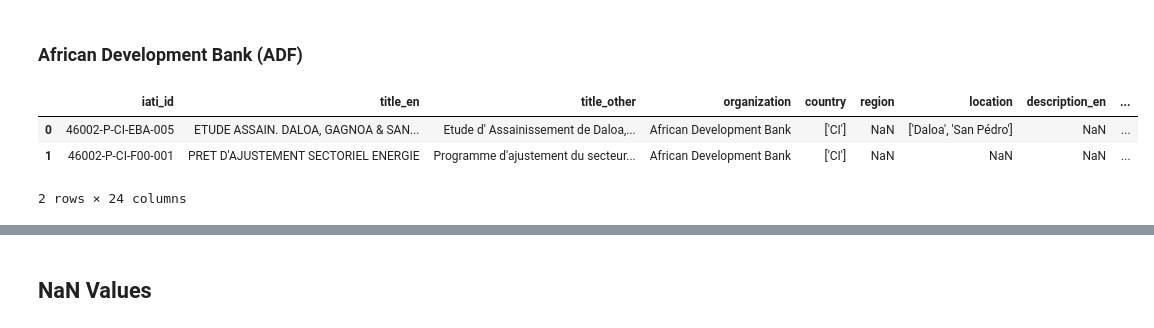
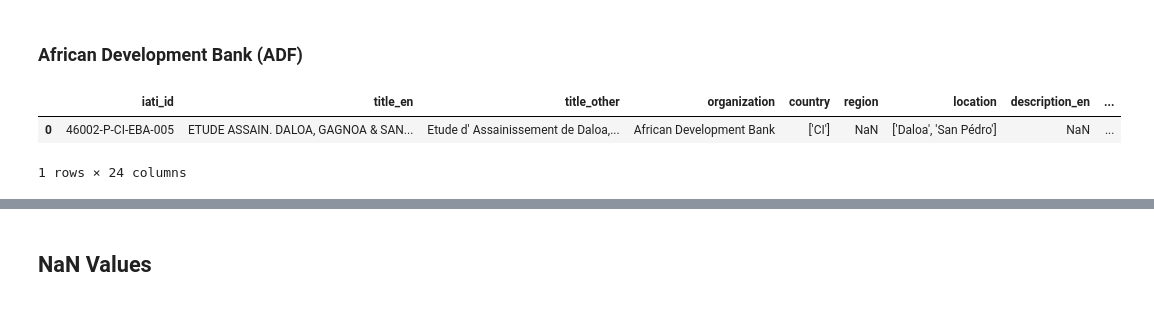
Before and after one commit to JanMuehlnikel/NLP-Development-Banks-Collaboration-Analyzer, a Jupyter notebook: data/exploreation/quality.ipynb, the cells around one changed output, grey strips where cells are left out. Drawn from its saved outputs; the diff is of its cells as text; code cells hidden in the pictures.

```diff
--- a/data/exploreation/quality.ipynb
+++ b/data/exploreation/quality.ipynb
@@ -42,9 +42,8 @@ adb_df.head(2)
 ### African Development Bank (ADF)
 # %%
 adf_df = pd.read_csv("../../src/transformed_adf.csv")
-adf_df.head(2)
+adf_df.head(1)
 # %% [output]
 |  | iati_id | title_en | title_other | organization | country | region | location | description_en | ... |
 | 0 | 46002-P-CI-EBA-005 | ETUDE ASSAIN. DALOA, GAGNOA & SAN... | Etude d' Assainissement de Daloa,... | African Development Bank | ['CI'] | NaN | ['Daloa', 'San Pédro'] | NaN | ... |
-| 1 | 46002-P-CI-F00-001 | PRET D'AJUSTEMENT SECTORIEL ENERGIE | Programme d'ajustement du secteur... | African Development Bank | ['CI'] | NaN | NaN | NaN | ... |
-2 rows × 24 columns
+1 rows × 24 columns
```
Also changed, not shown: parts of 10 cells of this notebook, 2 other files.
